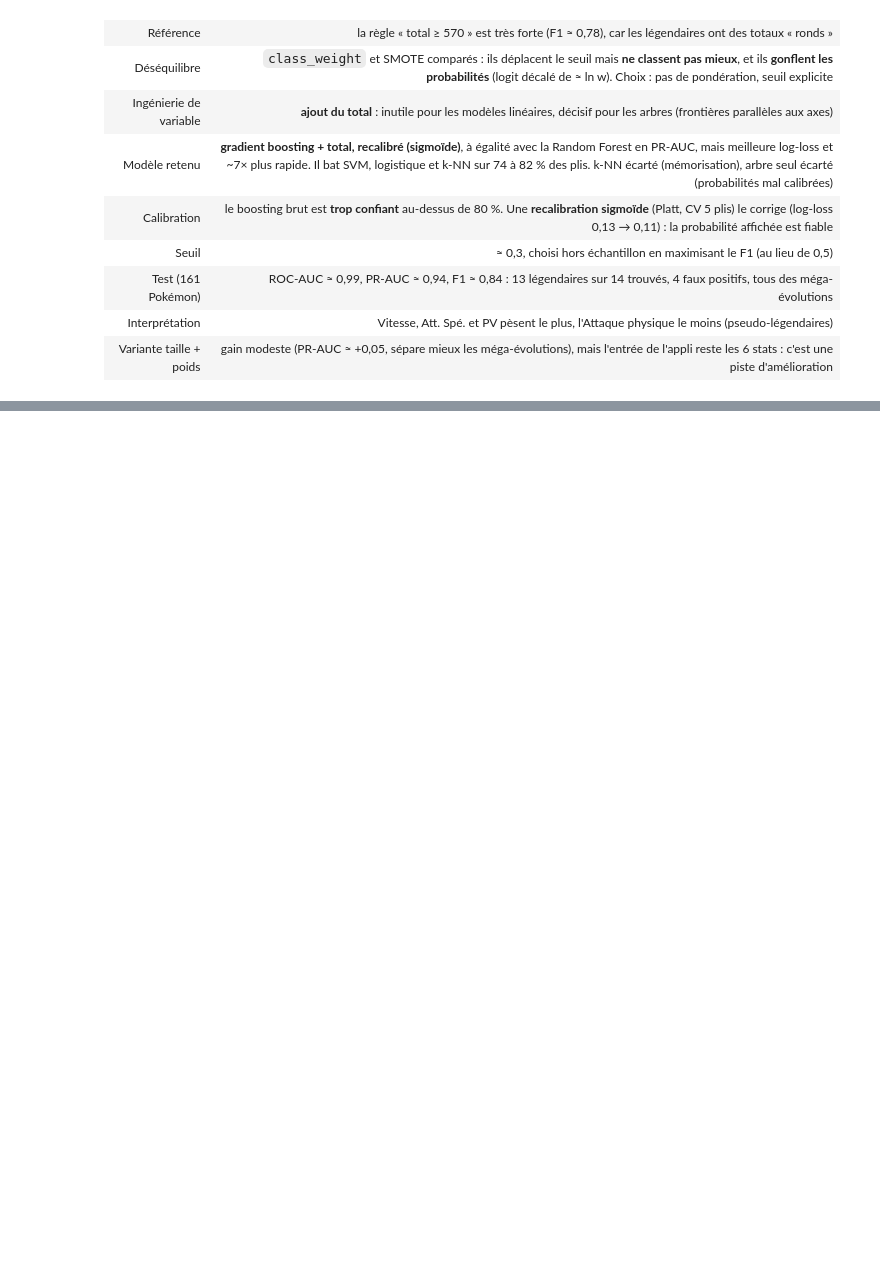
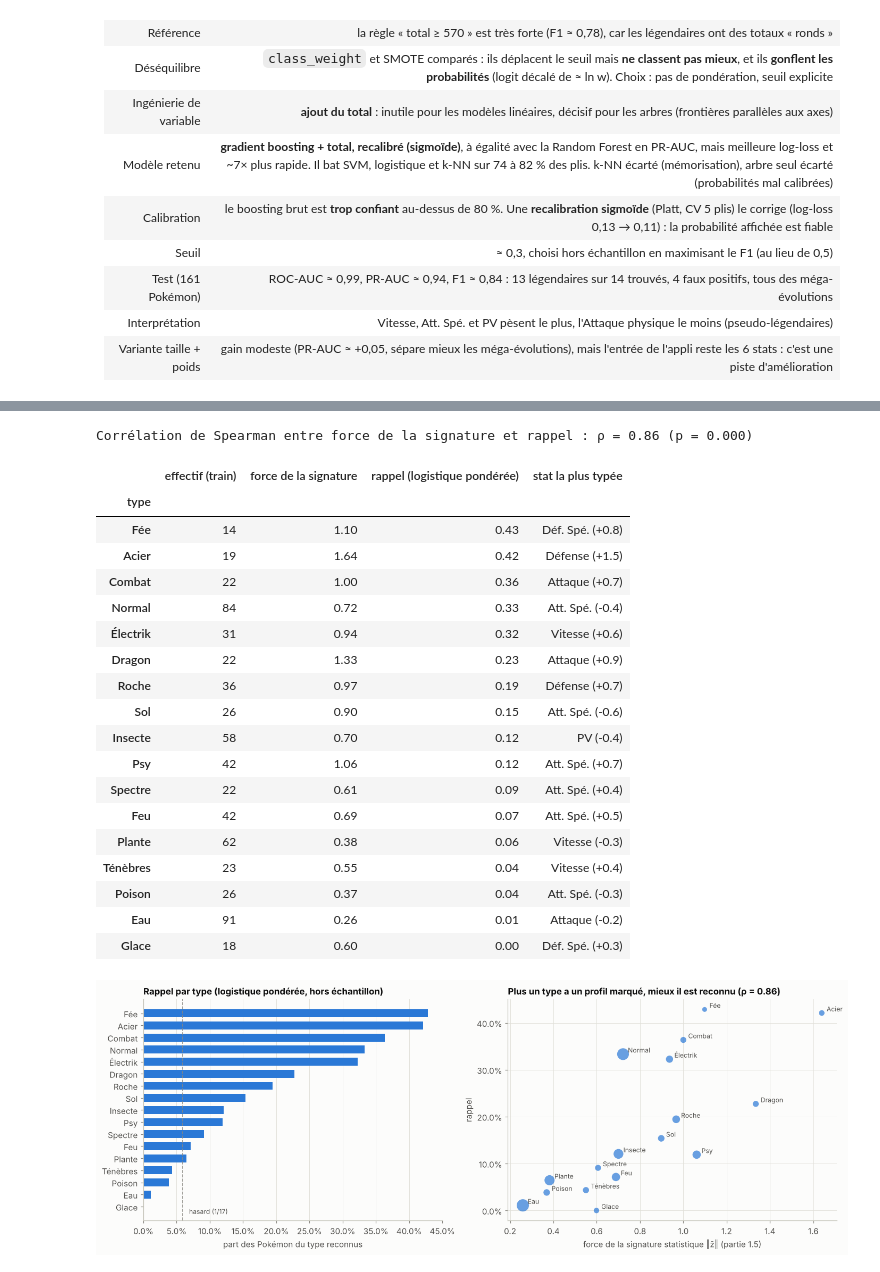
Before and after one commit to iceteeframboise/pokedex, a Jupyter notebook: notebooks/1_tabulaire.ipynb, the cells around one changed output, grey strips where cells are left out. Saved outputs shown, nothing was run; the diff lists cells and outputs as text; code cells hidden in the pictures; blank space fills up the shorter version.

```diff
--- a/notebooks/1_tabulaire.ipynb
+++ b/notebooks/1_tabulaire.ipynb
@@ -1940,0 +2177,63 @@ Gain de PR-AUC apporté par taille + poids : +0.055 (positif sur 70% des plis)
+# %%
+lr_bal_t = make_pipe(LogisticRegression(C=meilleurs_type["Régression logistique (softmax)"]["model"].C,
+                                        class_weight="balanced", max_iter=5000))
+oof_bal = cross_val_predict(lr_bal_t, Xt_train, yt_train, cv=CV5t)
+rap = pd.Series({k: np.mean(oof_bal[yt_train.values == k] == k) for k in CLASSES})
+
+zt = (dt_train.groupby(TARGET_TYPE)[STATS].mean() - dt_train[STATS].mean()) / dt_train[STATS].std()
+signature = np.sqrt((zt ** 2).sum(axis=1))
+effectif = yt_train.value_counts()
+analyse = pd.DataFrame({"type": [TYPE_FR[k] for k in CLASSES], "effectif (train)": effectif[CLASSES].values,
+                        "force de la signature": signature[CLASSES].values,
+                        "rappel (logistique pondérée)": rap[CLASSES].values,
+                        "stat la plus typée": [f"{STAT_LABELS[zt.loc[k].abs().idxmax()]} ({zt.loc[k, zt.loc[k].abs().idxmax()]:+.1f})"
+                                               for k in CLASSES]},
+                       index=CLASSES).sort_values("rappel (logistique pondérée)", ascending=False)
+rho, pv = spearmanr(analyse["force de la signature"], analyse["rappel (logistique pondérée)"])
+print(f"Corrélation de Spearman entre force de la signature et rappel : ρ = {rho:.2f} (p = {pv:.3f})")
+display(analyse.round(2).set_index("type"))
+
+fig, axes = plt.subplots(1, 2, figsize=(13, 4.8), gridspec_kw=dict(width_ratios=[1, 1.1]))
+ax = axes[0]
+a = analyse.iloc[::-1]
+ax.barh(a["type"], a["rappel (logistique pondérée)"], color=SERIES[0], height=0.65)
+ax.axvline(1 / len(CLASSES), color=MUTED, ls="--", lw=1)
+ax.text(1 / len(CLASSES) + 0.01, -0.6, "hasard (1/17)", fontsize=8, color=INK_2)
+ax.xaxis.set_major_formatter(plt.matplotlib.ticker.PercentFormatter(1))
+ax.set(title="Rappel par type (logistique pondérée, hors échantillon)", xlabel="part des Pokémon du type reconnus")
+ax.grid(axis="y", visible=False)
+
+ax = axes[1]
+ax.scatter(analyse["force de la signature"], analyse["rappel (logistique pondérée)"],
+           s=analyse["effectif (train)"] * 2.5, color=SERIES[0], alpha=0.7, edgecolor="white")
+for _, r in analyse.iterrows():
+    ax.annotate(r["type"], (r["force de la signature"], r["rappel (logistique pondérée)"]), xytext=(6, 2),
+                textcoords="offset points", fontsize=8, color=INK_2)
+ax.yaxis.set_major_formatter(plt.matplotlib.ticker.PercentFormatter(1))
+ax.set(title=f"Plus un type a un profil marqué, mieux il est reconnu (ρ = {rho:.2f})",
+       xlabel="force de la signature statistique ‖z̄‖ (partie 1.5)", ylabel="rappel")
+fig.tight_layout()
+save_fig(fig, "29_types_reconnaissables")
+plt.show()
+# %% [output]
+Corrélation de Spearman entre force de la signature et rappel : ρ = 0.86 (p = 0.000)
+|  | effectif (train) | force de la signature | rappel (logistique pondérée) | stat la plus typée |
+| type |  |  |  |  |
+| Fée | 14 | 1.10 | 0.43 | Déf. Spé. (+0.8) |
+| Acier | 19 | 1.64 | 0.42 | Défense (+1.5) |
+| Combat | 22 | 1.00 | 0.36 | Attaque (+0.7) |
+| Normal | 84 | 0.72 | 0.33 | Att. Spé. (-0.4) |
+| Électrik | 31 | 0.94 | 0.32 | Vitesse (+0.6) |
+| Dragon | 22 | 1.33 | 0.23 | Attaque (+0.9) |
+| Roche | 36 | 0.97 | 0.19 | Défense (+0.7) |
+| Sol | 26 | 0.90 | 0.15 | Att. Spé. (-0.6) |
+| Insecte | 58 | 0.70 | 0.12 | PV (-0.4) |
+| Psy | 42 | 1.06 | 0.12 | Att. Spé. (+0.7) |
+| Spectre | 22 | 0.61 | 0.09 | Att. Spé. (+0.4) |
+| Feu | 42 | 0.69 | 0.07 | Att. Spé. (+0.5) |
+| Plante | 62 | 0.38 | 0.06 | Vitesse (-0.3) |
+| Ténèbres | 23 | 0.55 | 0.04 | Vitesse (+0.4) |
+| Poison | 26 | 0.37 | 0.04 | Att. Spé. (-0.3) |
+| Eau | 91 | 0.26 | 0.01 | Attaque (-0.2) |
+| Glace | 18 | 0.60 | 0.00 | Déf. Spé. (+0.3) |
+[figure, added]
```
Also changed, not shown: parts of 25 cells of this notebook, 3 other files.
